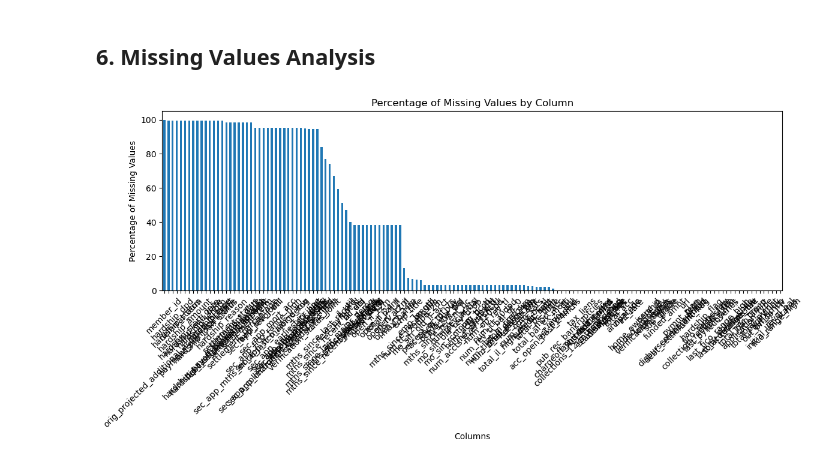
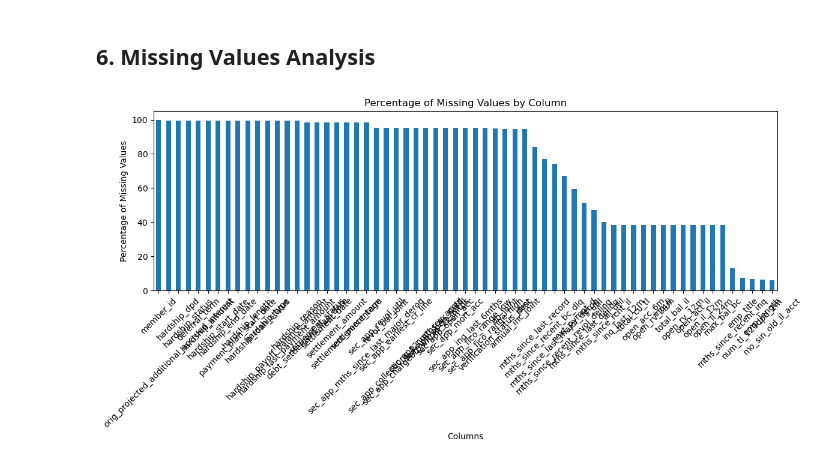
Before and after one commit to pranavrao10/aura-xai-finrisk-llm, a Jupyter notebook: EDA.ipynb, the cells around one changed output. Drawn from its saved outputs; the diff is of its cells as text; code cells hidden in the pictures.

```diff
--- a/EDA.ipynb
+++ b/EDA.ipynb
@@ -96,15 +114,15 @@ plt.show()
 ## 6. Missing Values Analysis
 # %%
 missing_values = (df.isnull().sum() / len(df)) * 100
-missing_values = missing_values[missing_values > 0].sort_values(ascending=False)
+missing_values = missing_values[missing_values > 5].sort_values(ascending=False)
 
 plt.figure(figsize=(12, 6))
 missing_values.plot(kind='bar')
 plt.title('Percentage of Missing Values by Column')
 plt.xlabel('Columns')
 plt.ylabel('Percentage of Missing Values')
 plt.xticks(rotation=45)
 plt.tight_layout()
 plt.show()
 # %% [output]
-[figure, old version]
+[figure, new version]
```
Also changed, not shown: parts of 1 cell of this notebook, 1 other file.
